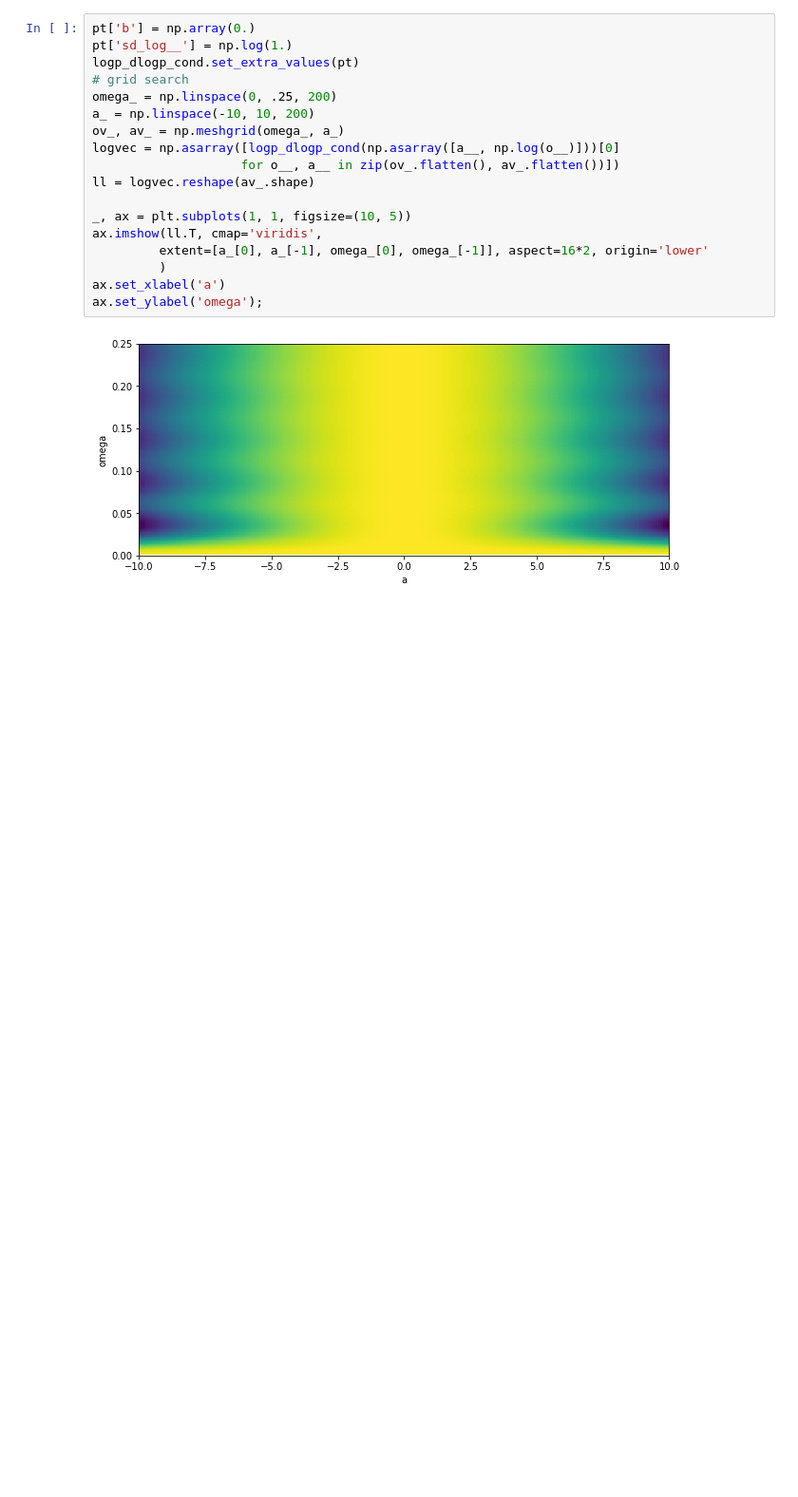
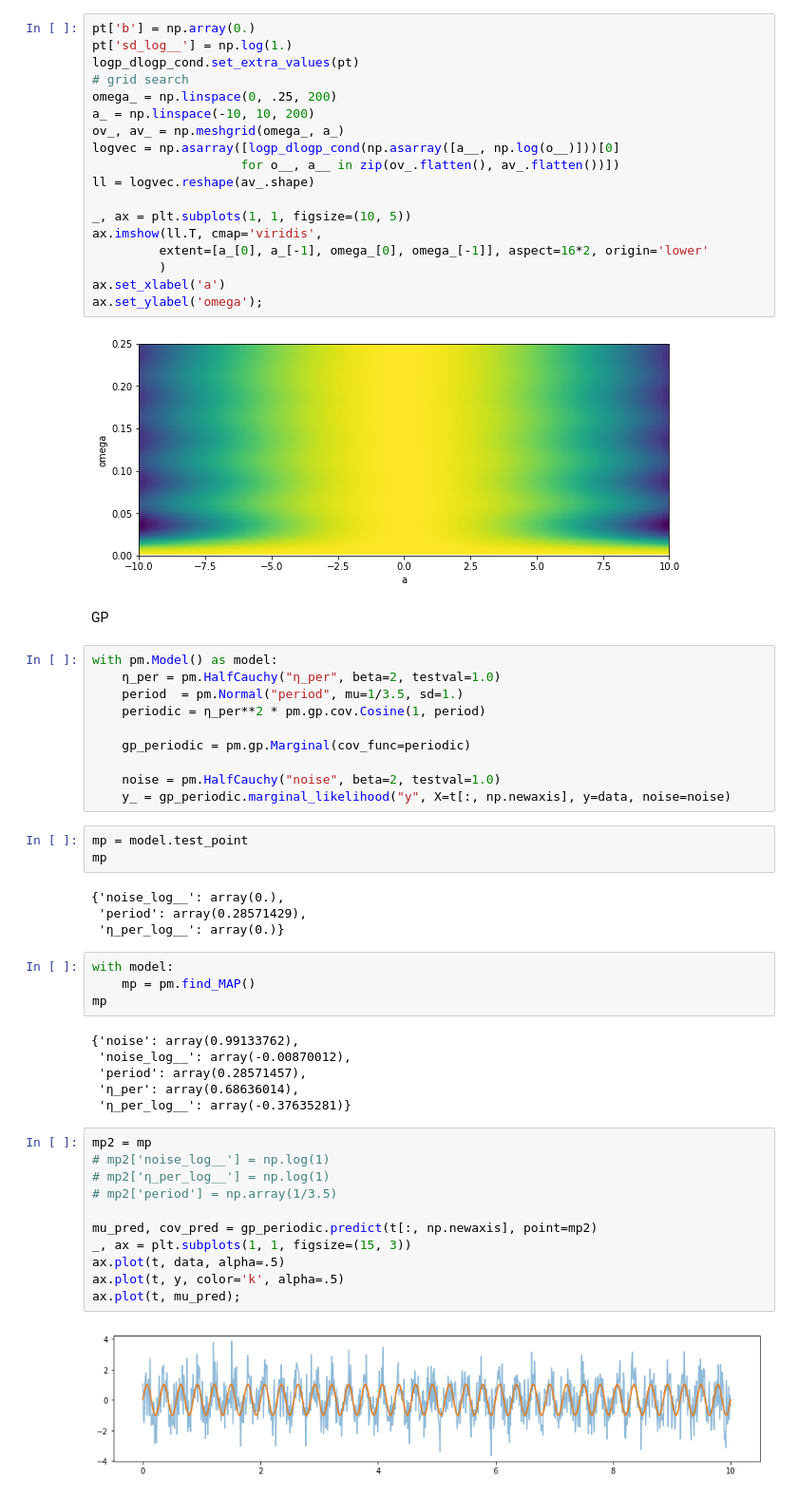
Before and after one commit to junpenglao/Planet_Sakaar_Data_Science, a Jupyter notebook: PyMC3QnA/discourse_1190.ipynb, the cells around one changed output. Shown at 95% size. Saved outputs shown, nothing was run; the diff lists cells and outputs as text; blank space fills up the shorter version.

```diff
--- a/PyMC3QnA/discourse_1190.ipynb
+++ b/PyMC3QnA/discourse_1190.ipynb
@@ -185,3 +187,45 @@ ax.set_xlabel('a')
 ax.set_ylabel('omega');
 # %% [output]
 [figure]
+# %% [markdown]
+GP
+# %%
+with pm.Model() as model:
+    η_per = pm.HalfCauchy("η_per", beta=2, testval=1.0)
+    period  = pm.Normal("period", mu=1/3.5, sd=1.)
+    periodic = η_per**2 * pm.gp.cov.Cosine(1, period)
+
+    gp_periodic = pm.gp.Marginal(cov_func=periodic)
+
+    noise = pm.HalfCauchy("noise", beta=2, testval=1.0)
+    y_ = gp_periodic.marginal_likelihood("y", X=t[:, np.newaxis], y=data, noise=noise)
+# %%
+mp = model.test_point
+mp
+# %% [output]
+{'noise_log__': array(0.),
+ 'period': array(0.28571429),
+ 'η_per_log__': array(0.)}
+# %%
+with model:
+    mp = pm.find_MAP()
+mp
+# %% [output]
+{'noise': array(0.99133762),
+ 'noise_log__': array(-0.00870012),
+ 'period': array(0.28571457),
+ 'η_per': array(0.68636014),
+ 'η_per_log__': array(-0.37635281)}
+# %%
+mp2 = mp
+# mp2['noise_log__'] = np.log(1)
+# mp2['η_per_log__'] = np.log(1)
+# mp2['period'] = np.array(1/3.5)
+
+mu_pred, cov_pred = gp_periodic.predict(t[:, np.newaxis], point=mp2)
+_, ax = plt.subplots(1, 1, figsize=(15, 3))
+ax.plot(t, data, alpha=.5)
+ax.plot(t, y, color='k', alpha=.5)
+ax.plot(t, mu_pred);
+# %% [output]
+[figure, added]
```
Also changed, not shown: parts of 13 cells of this notebook.
